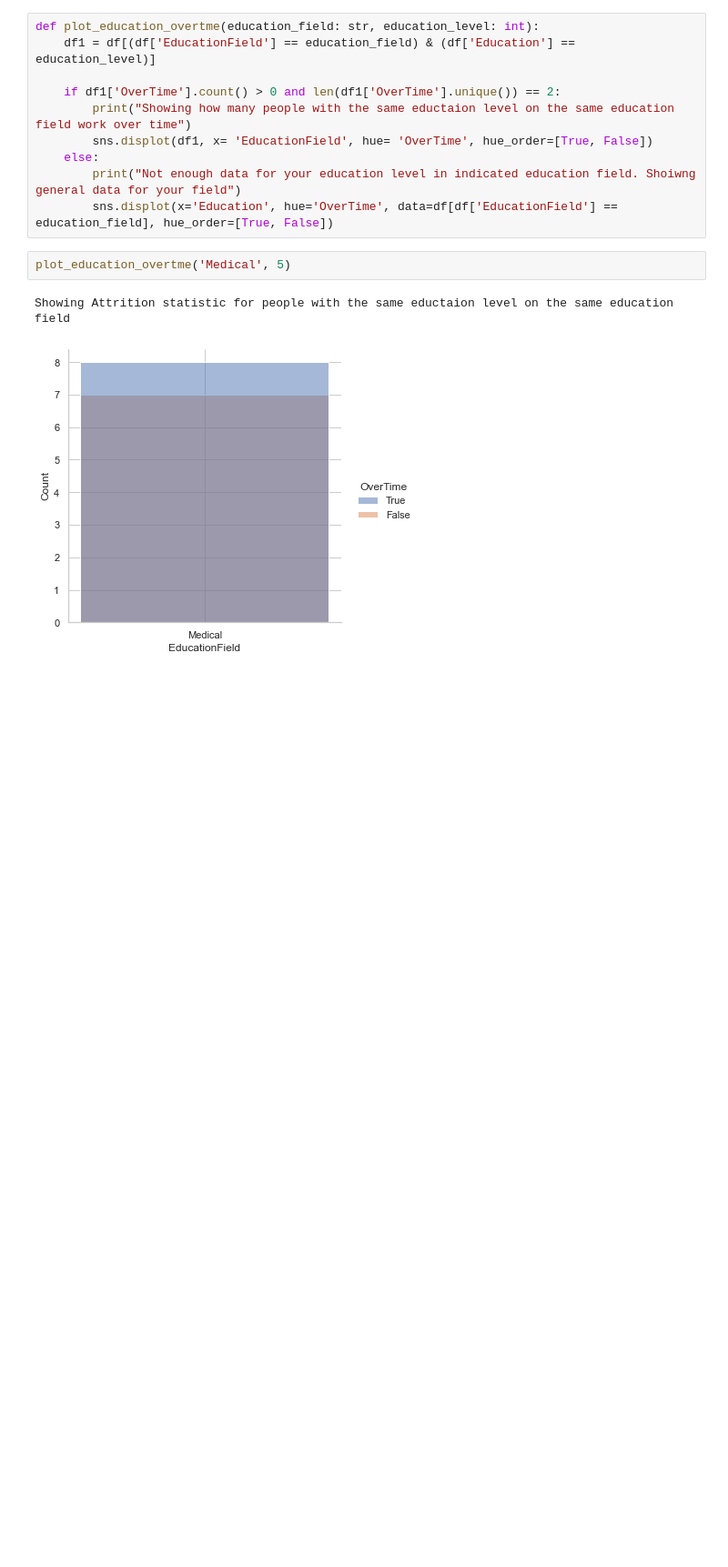
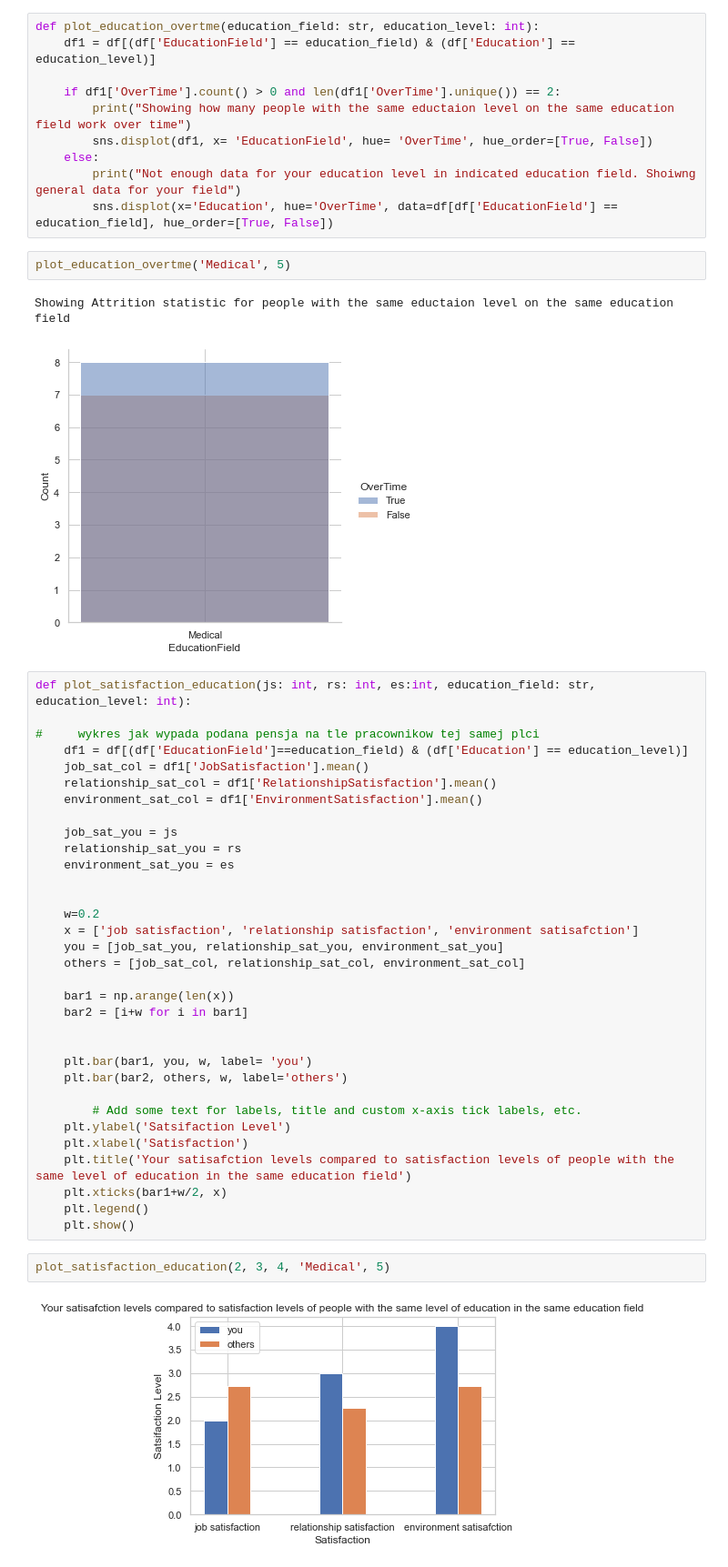
Before and after one commit to infoshareacademy/jdszr4-edc, a Jupyter notebook: 2-projekt-python/plots/education_plots.ipynb, the cells around one changed output. Shown: that part at 91% size. Cells and saved outputs as stored; diff of their text form; blank space fills up the shorter version.

```diff
--- a/2-projekt-python/plots/education_plots.ipynb
+++ b/2-projekt-python/plots/education_plots.ipynb
@@ -428,3 +242,40 @@ plot_education_overtme('Medical', 5)
 # %% [output]
 Showing Attrition statistic for people with the same eductaion level on the same education field
 [figure]
+# %%
+def plot_satisfaction_education(js: int, rs: int, es:int, education_field: str, education_level: int):
+
+#     wykres jak wypada podana pensja na tle pracownikow tej samej plci
+    df1 = df[(df['EducationField']==education_field) & (df['Education'] == education_level)]
+    job_sat_col = df1['JobSatisfaction'].mean()
+    relationship_sat_col = df1['RelationshipSatisfaction'].mean()
+    environment_sat_col = df1['EnvironmentSatisfaction'].mean()
+
+    job_sat_you = js
+    relationship_sat_you = rs
+    environment_sat_you = es
+
+
+    w=0.2
+    x = ['job satisfaction', 'relationship satisfaction', 'environment satisafction']
+    you = [job_sat_you, relationship_sat_you, environment_sat_you]
+    others = [job_sat_col, relationship_sat_col, environment_sat_col]
+
+    bar1 = np.arange(len(x))
+    bar2 = [i+w for i in bar1]
+
+
+    plt.bar(bar1, you, w, label= 'you')
+    plt.bar(bar2, others, w, label='others')
+
+        # Add some text for labels, title and custom x-axis tick labels, etc.
+    plt.ylabel('Satsifaction Level')
+    plt.xlabel('Satisfaction')
+    plt.title('Your satisafction levels compared to satisfaction levels of people with the same level of education in the same education field')
+    plt.xticks(bar1+w/2, x)
+    plt.legend()
+    plt.show()
+# %%
+plot_satisfaction_education(2, 3, 4, 'Medical', 5)
+# %% [output]
+[figure, added]
```
Also changed, not shown: parts of 8 cells of this notebook.
